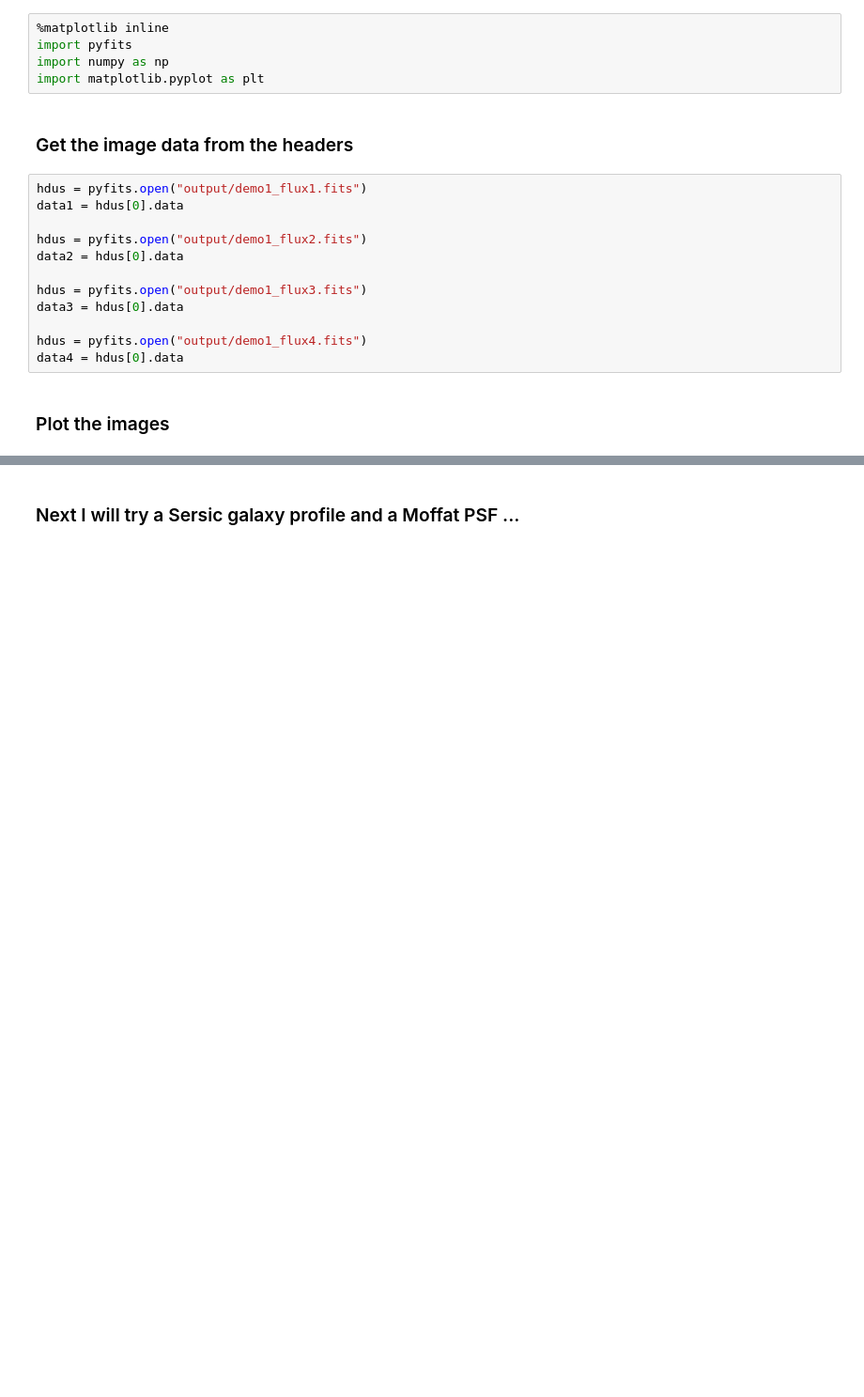
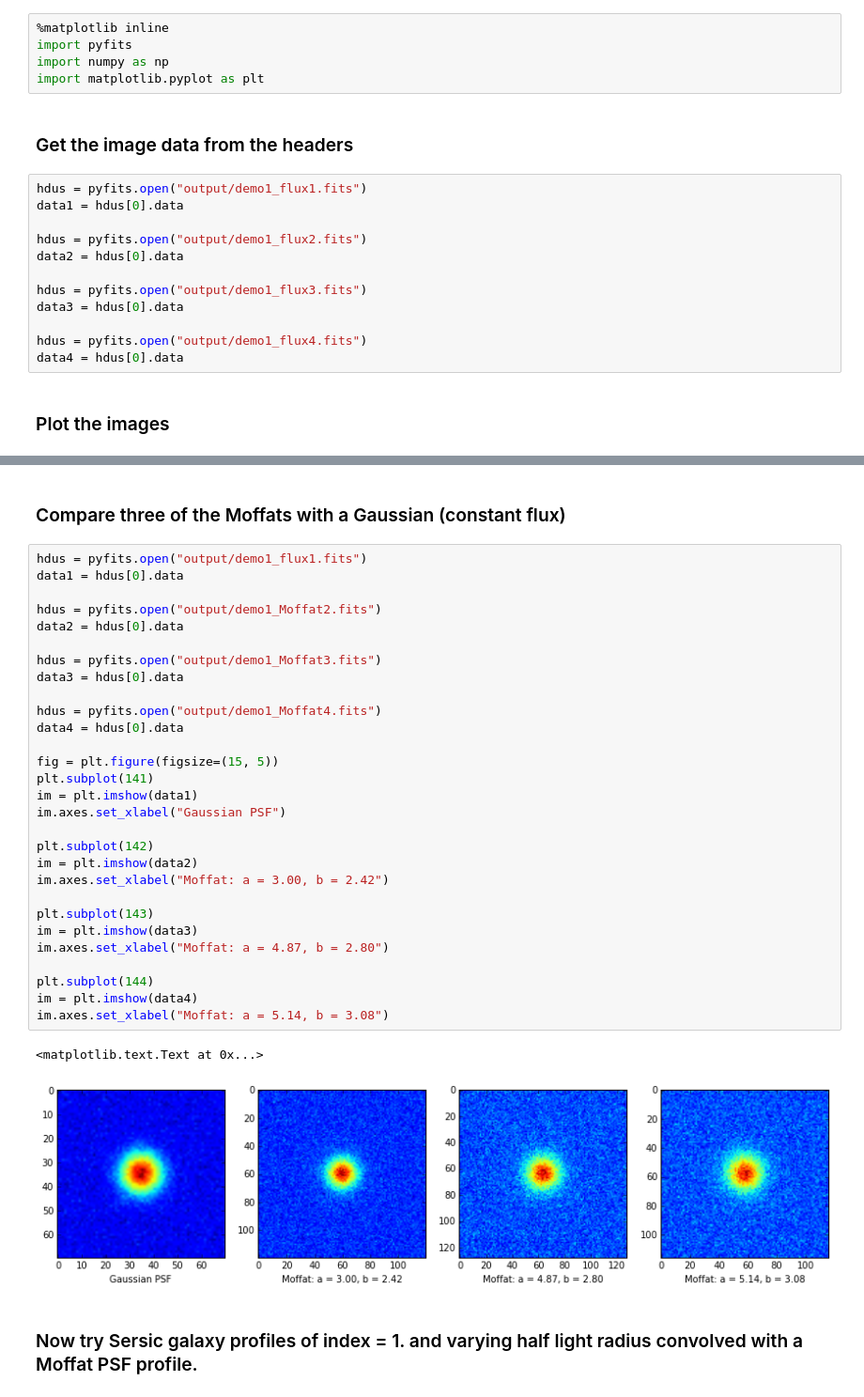
Before and after one commit to lmoustakas/lcolens, a Jupyter notebook: python/GalSim_Demo1.ipynb, the cells around one changed output, grey strips where cells are left out. Shown at 94% size. Drawn from its saved outputs; the diff is of its cells as text; blank space fills up the shorter version.

```diff
--- a/python/GalSim_Demo1.ipynb
+++ b/python/GalSim_Demo1.ipynb
@@ -208,2 +304,36 @@ im.axes.set_xlabel("Flux = 5.e4")
+# %% [markdown]
+### Compare three of the Moffats with a Gaussian (constant flux)
+# %%
+hdus = pyfits.open("output/demo1_flux1.fits")
+data1 = hdus[0].data
+
+hdus = pyfits.open("output/demo1_Moffat2.fits")
+data2 = hdus[0].data
+
+hdus = pyfits.open("output/demo1_Moffat3.fits")
+data3 = hdus[0].data
+
+hdus = pyfits.open("output/demo1_Moffat4.fits")
+data4 = hdus[0].data
+
+fig = plt.figure(figsize=(15, 5))
+plt.subplot(141)
+im = plt.imshow(data1)
+im.axes.set_xlabel("Gaussian PSF")
+
+plt.subplot(142)
+im = plt.imshow(data2)
+im.axes.set_xlabel("Moffat: a = 3.00, b = 2.42")
+
+plt.subplot(143)
+im = plt.imshow(data3)
+im.axes.set_xlabel("Moffat: a = 4.87, b = 2.80")
+
+plt.subplot(144)
+im = plt.imshow(data4)
+im.axes.set_xlabel("Moffat: a = 5.14, b = 3.08")
+# %% [output]
+<matplotlib.text.Text at 0x...>
+[figure, added]
 # %% [markdown]
-### Next I will try a Sersic galaxy profile and a Moffat PSF ...
+### Now try Sersic galaxy profiles of index = 1. and varying half light radius convolved with a Moffat PSF profile.
```
Also changed, not shown: parts of 21 cells of this notebook.
